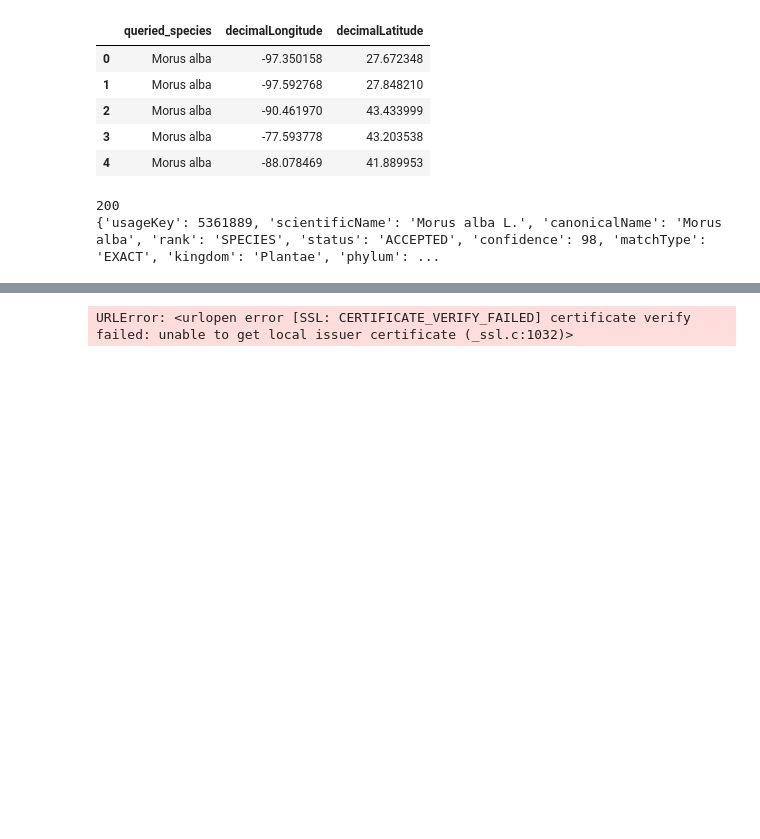
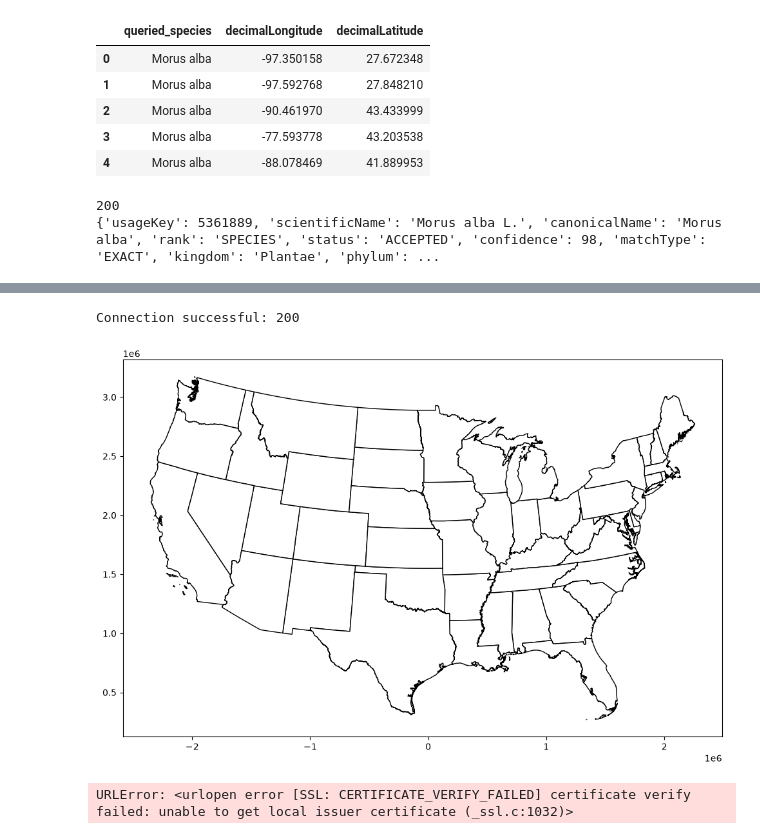
Before and after one commit to lane-erwin/geog592-cheyney, a Jupyter notebook: schedule/week09/GEOG592_Mulberry_Maps.ipynb, the cells around one changed output, grey strips where cells are left out. Drawn from its saved outputs; the diff is of its cells as text; code cells hidden in the pictures; blank space fills up the shorter version.

```diff
--- a/schedule/week09/GEOG592_Mulberry_Maps.ipynb
+++ b/schedule/week09/GEOG592_Mulberry_Maps.ipynb
@@ -201 +209,50 @@ URLError: <urlopen error [SSL: CERTIFICATE_VERIFY_FAILED] certificate verify fai
+# %%
+import geopandas as gpd
+import certifi
+import urllib.request
+import ssl
+
+url = "https://www2.census.gov/geo/tiger/GENZ2024/shp/cb_2024_us_state_500k.zip"
+
+context = ssl.create_default_context(cafile=certifi.where())
+
+with urllib.request.urlopen(url, context=context) as response:
+    print("Connection successful:", response.status)
+# %% [output]
+Connection successful: 200
+# %%
+import geopandas as gpd
+import matplotlib.pyplot as plt
+import ssl
+import certifi
+import urllib.request
+import io
+
+# Census TIGER data URL
+url_0 = "https://www2.census.gov/geo/tiger/GENZ2024/shp/"
+url_state = "cb_2024_us_state_500k.zip"
+
+# Use the certificate bundle that worked in Step 3
+context = ssl.create_default_context(cafile=certifi.where())
+
+# Download the data
+with urllib.request.urlopen(url_0 + url_state, context=context) as response:
+    zip_data = response.read()
+
+# Read the ZIP file into GeoPandas
+states = gpd.read_file(io.BytesIO(zip_data))
+
+# Remove Alaska, Hawaii, and territories
+contiguous_us = states.loc[
+    ~states["STUSPS"].isin(["AK", "HI", "PR", "VI", "GU", "MP", "AS"])
+].copy()
+
+# Project the map
+contiguous_us = contiguous_us.to_crs(epsg=5070)
+
+# Plot
+contiguous_us.plot(edgecolor="black", facecolor="white", figsize=(12, 8))
+plt.show()
+# %% [output]
+[figure, added]
 # %%
```
Also changed, not shown: parts of 21 cells of this notebook, 2 other files.
